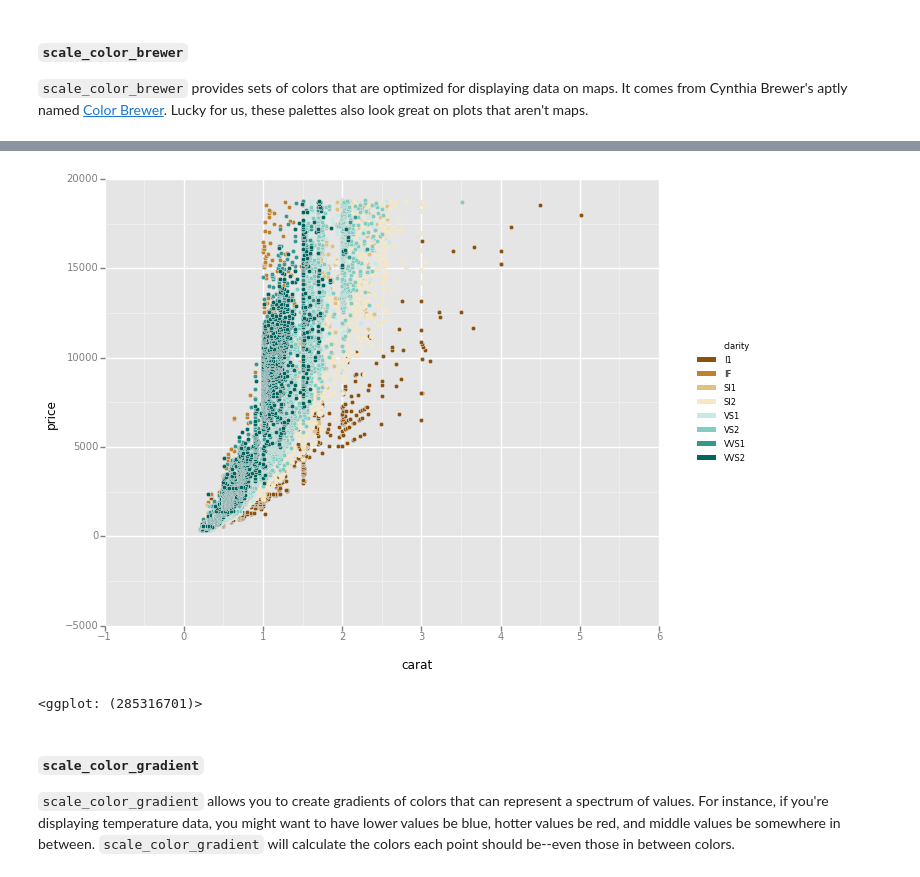
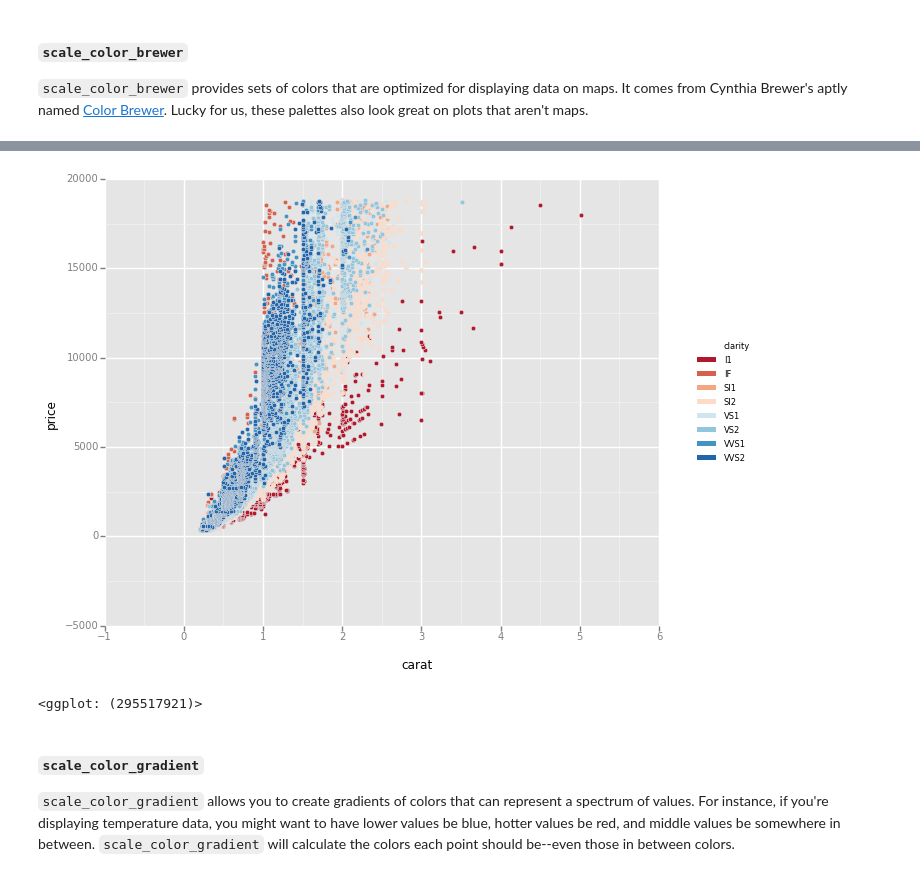
Before and after one commit to yhat/ggpy, a Jupyter notebook: docs/how-to/Customizing Colors.ipynb, the cells around one changed output, grey strips where cells are left out. Cells and saved outputs as stored; diff of their text form; code cells hidden in the pictures.

Commit message:
fixes for color brewer and patsy

```diff
--- a/docs/how-to/Customizing Colors.ipynb
+++ b/docs/how-to/Customizing Colors.ipynb
@@ -24,10 +31,10 @@ ggplot(aes(x='carat', y='price', color='clarity'), data=diamonds) + \
 # %%
 ggplot(aes(x='carat', y='price', color='clarity'), data=diamonds) + \
     geom_point() + \
-    scale_color_brewer(type='div', palette=2)
+    scale_color_brewer(type='div', palette=5)
 # %% [output]
-[figure, old version]
+[figure, new version]
-<ggplot: (285316701)>
+<ggplot: (295517921)>
 # %% [markdown]
 #### `scale_color_gradient`
 `scale_color_gradient` allows you to create gradients of colors that can represent a spectrum of values. For instance, if you're displaying temperature data, you might want to have lower values be blue, hotter values be red, and middle values be somewhere in between. `scale_color_gradient` will calculate the colors each point should be--even those in between colors.
```
Also changed, not shown: parts of 9 cells of this notebook, 7 other files.
